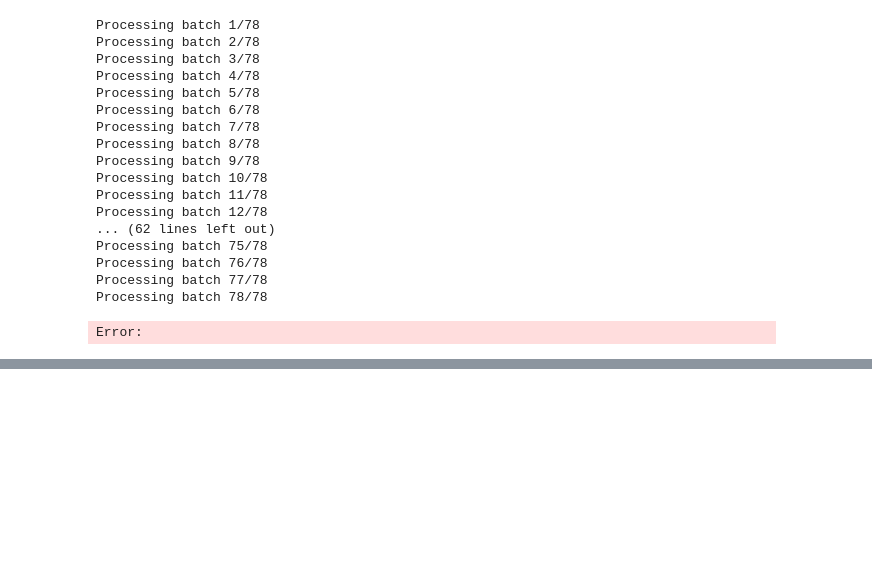
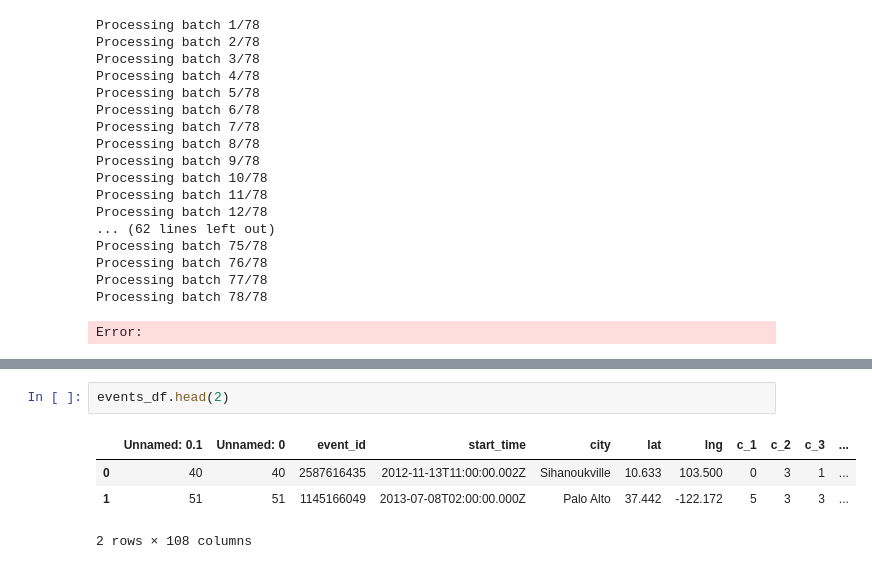
Before and after one commit to AbigailUchennaNkama/masters_thesis_project, a Jupyter notebook: thesis/event_data.ipynb, the cells around one changed output, grey strips where cells are left out. Saved outputs shown, nothing was run; the diff lists cells and outputs as text; blank space fills up the shorter version.

```diff
--- a/thesis/event_data.ipynb
+++ b/thesis/event_data.ipynb
@@ -319,0 +699,7 @@ complete_event_data.head()
+# %%
+events_df.head(2)
+# %% [output]
+|  | Unnamed: 0.1 | Unnamed: 0 | event_id | start_time | city | lat | lng | c_1 | c_2 | c_3 | ... |
+| 0 | 40 | 40 | 2587616435 | 2012-11-13T11:00:00.002Z | Sihanoukville | 10.633 | 103.500 | 0 | 3 | 1 | ... |
+| 1 | 51 | 51 | 1145166049 | 2013-07-08T02:00:00.000Z | Palo Alto | 37.442 | -122.172 | 5 | 3 | 3 | ... |
+2 rows × 108 columns
```
Also changed, not shown: parts of 15 cells of this notebook, 2 other files.
